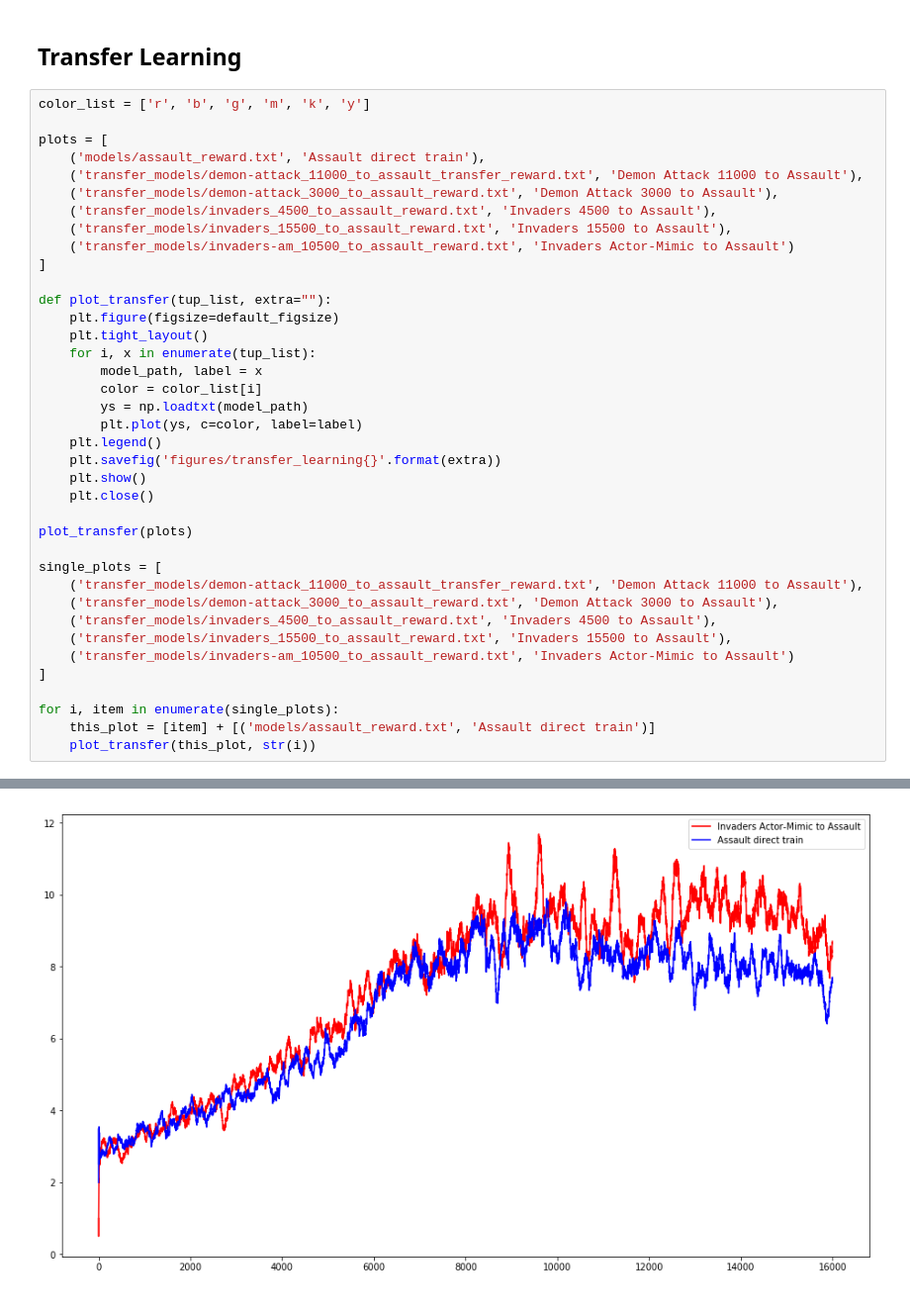
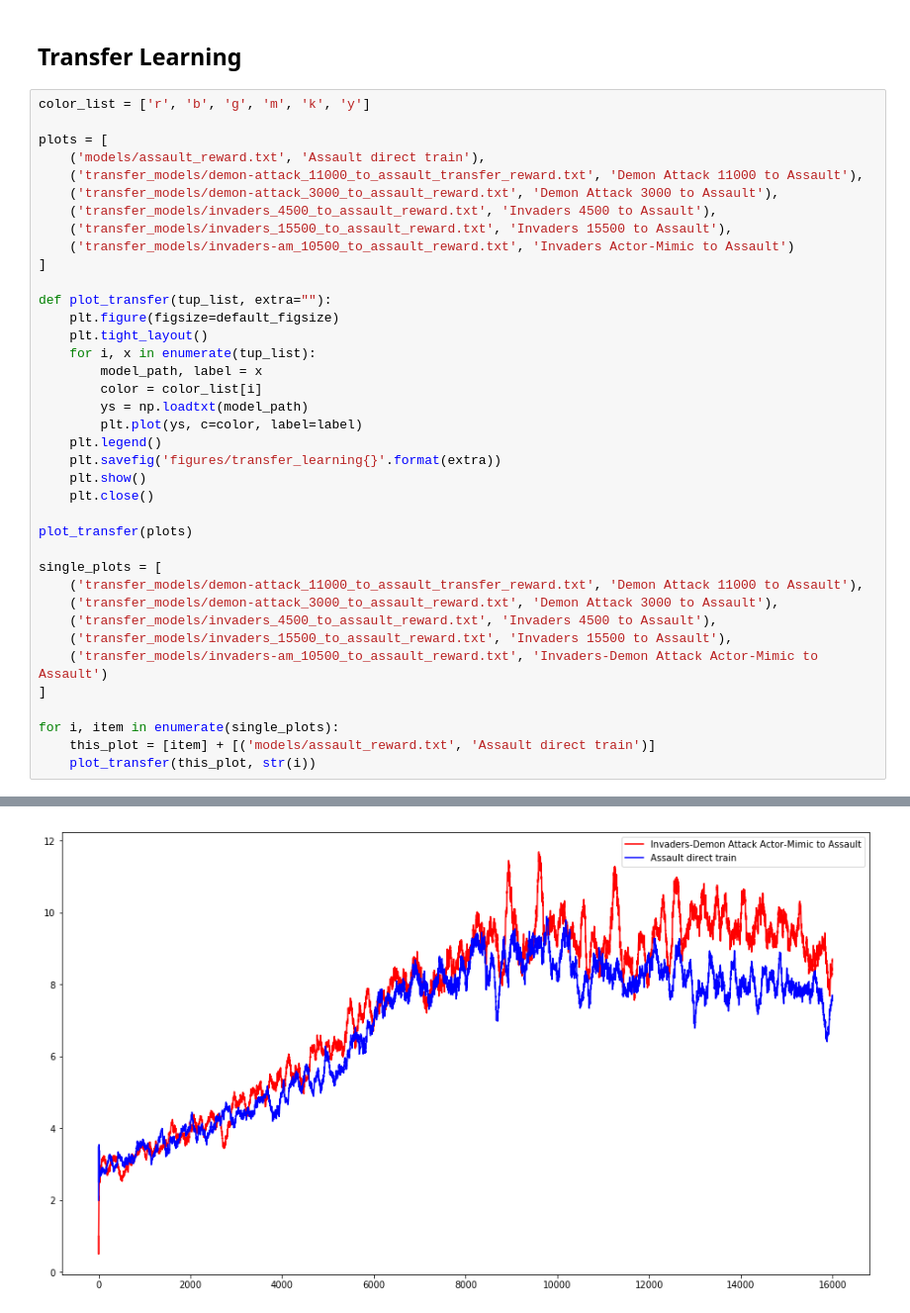
Before and after one commit to tophatraptor/si-transfer, a Jupyter notebook: plot_results.ipynb, the cells around one changed output, grey strips where cells are left out. Shown at 99% size. Cells and saved outputs as stored; diff of their text form.

Commit message:
Updated label for actor mimic

```diff
--- a/plot_results.ipynb
+++ b/plot_results.ipynb
@@ -69,35 +69,35 @@ def plot_transfer(tup_list, extra=""):
     plt.figure(figsize=default_figsize)
     plt.tight_layout()
     for i, x in enumerate(tup_list):
         model_path, label = x
         color = color_list[i]
         ys = np.loadtxt(model_path)
         plt.plot(ys, c=color, label=label)
     plt.legend()
     plt.savefig('figures/transfer_learning{}'.format(extra))
     plt.show()
     plt.close()
 
 plot_transfer(plots)
 
 single_plots = [
     ('transfer_models/demon-attack_11000_to_assault_transfer_reward.txt', 'Demon Attack 11000 to Assault'),
     ('transfer_models/demon-attack_3000_to_assault_reward.txt', 'Demon Attack 3000 to Assault'),
     ('transfer_models/invaders_4500_to_assault_reward.txt', 'Invaders 4500 to Assault'),
     ('transfer_models/invaders_15500_to_assault_reward.txt', 'Invaders 15500 to Assault'),
-    ('transfer_models/invaders-am_10500_to_assault_reward.txt', 'Invaders Actor-Mimic to Assault')
+    ('transfer_models/invaders-am_10500_to_assault_reward.txt', 'Invaders-Demon Attack Actor-Mimic to Assault')
 ]
 
 for i, item in enumerate(single_plots):
     this_plot = [item] + [('models/assault_reward.txt', 'Assault direct train')]
     plot_transfer(this_plot, str(i))
 # %% [output]
 [figure]
 [figure]
 [figure]
 [figure]
 [figure]
-[figure, old version]
+[figure, new version]
 # %%
 cfsize = 500
 cfilter = np.array([1/cfsize] * cfsize)
```
Also changed, not shown: parts of 2 cells of this notebook, 2 other files.
